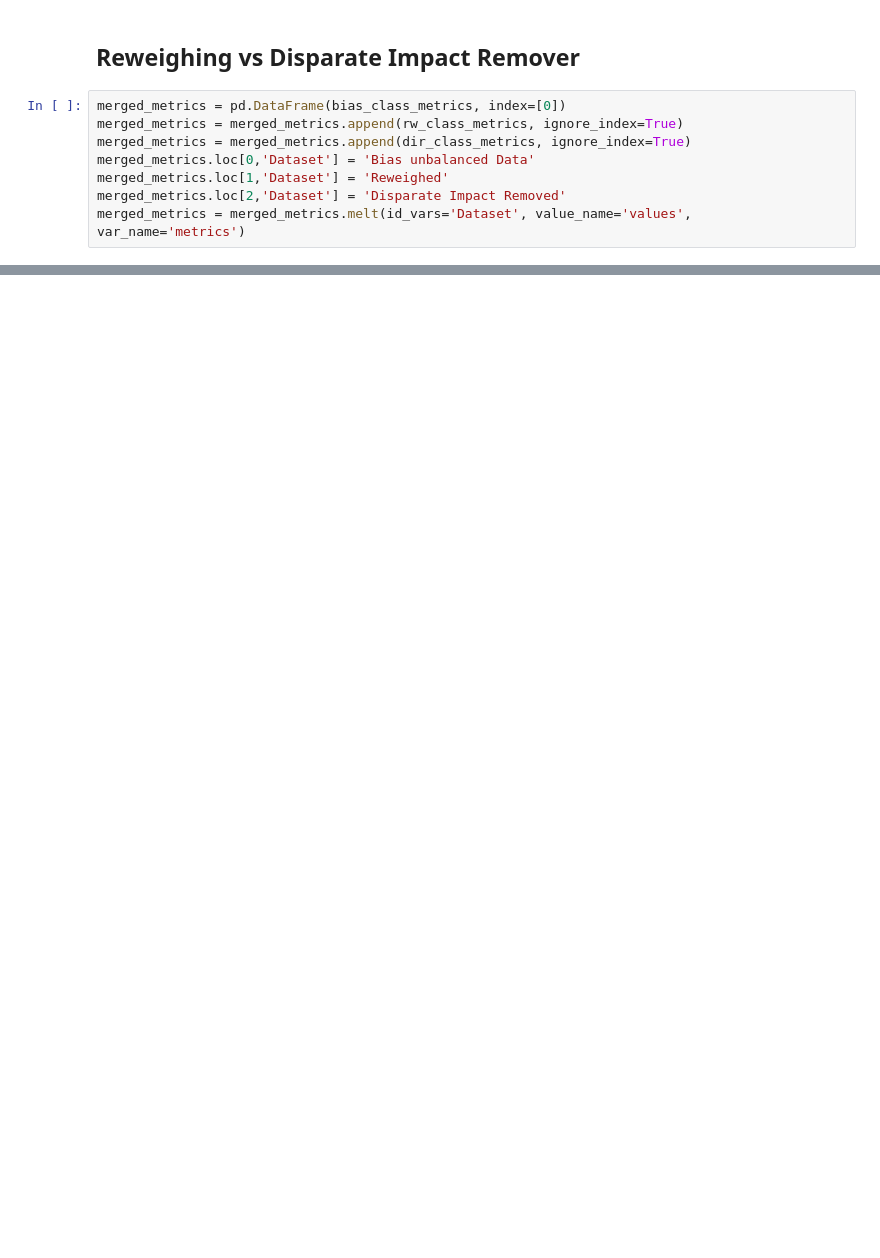
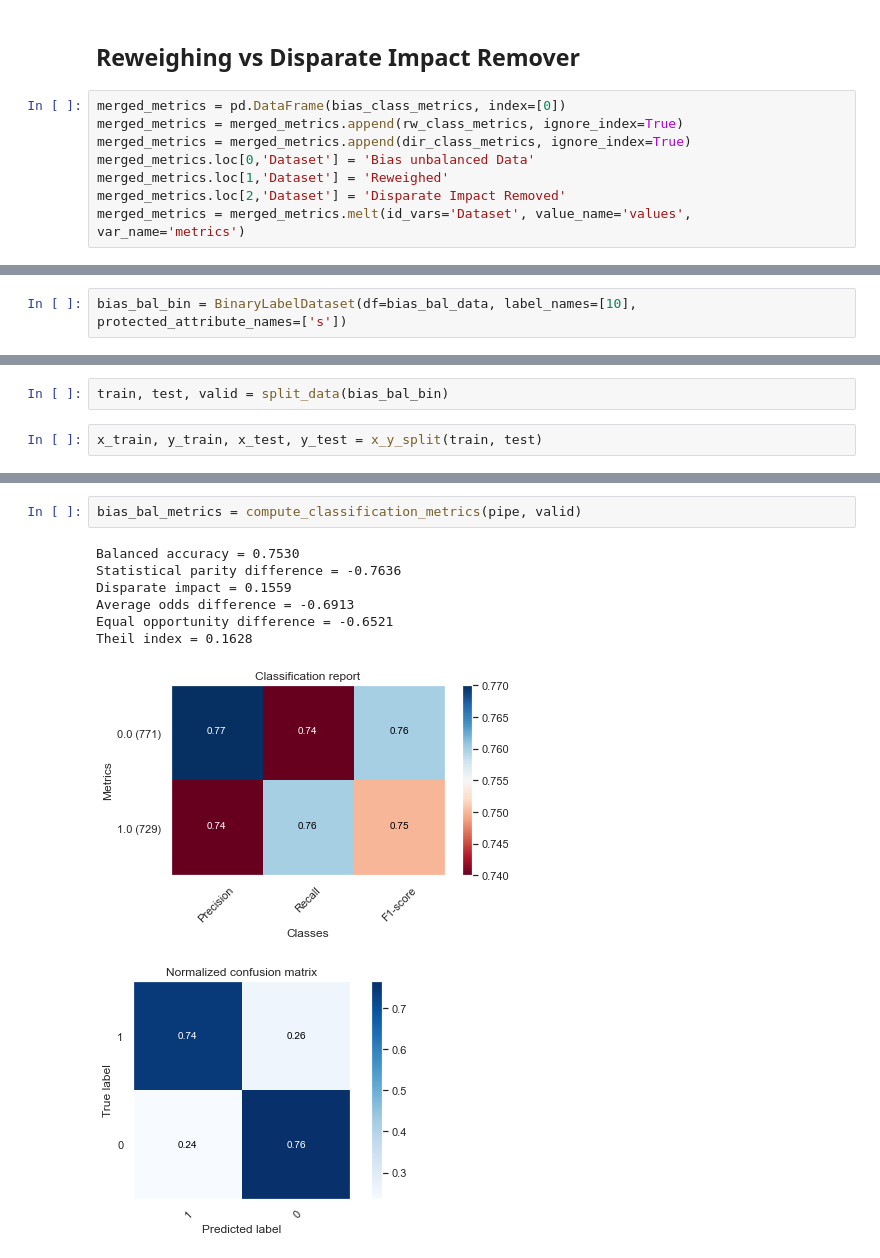
Before and after one commit to giordanoDaloisio/bias-mitigation-methods, a Jupyter notebook: bias-methods-comparison.ipynb, the cells around one changed output, grey strips where cells are left out. Drawn from its saved outputs; the diff is of its cells as text; blank space fills up the shorter version.

```diff
--- a/bias-methods-comparison.ipynb
+++ b/bias-methods-comparison.ipynb
@@ -740,0 +709,2 @@ the protected subgroup is lost, while retaining as much other information as pos
+# %%
+bias_bal_bin = BinaryLabelDataset(df=bias_bal_data, label_names=[10], protected_attribute_names=['s'])
@@ -740,0 +720,4 @@ the protected subgroup is lost, while retaining as much other information as pos
+# %%
+train, test, valid = split_data(bias_bal_bin)
+# %%
+x_train, y_train, x_test, y_test = x_y_split(train, test)
@@ -740,0 +731,11 @@ the protected subgroup is lost, while retaining as much other information as pos
+# %%
+bias_bal_metrics = compute_classification_metrics(pipe, valid)
+# %% [output]
+Balanced accuracy = 0.7530
+Statistical parity difference = -0.7636
+Disparate impact = 0.1559
+Average odds difference = -0.6913
+Equal opportunity difference = -0.6521
+Theil index = 0.1628
+[figure, added]
+[figure, added]
```
Also changed, not shown: parts of 86 cells of this notebook, 1 other file.
